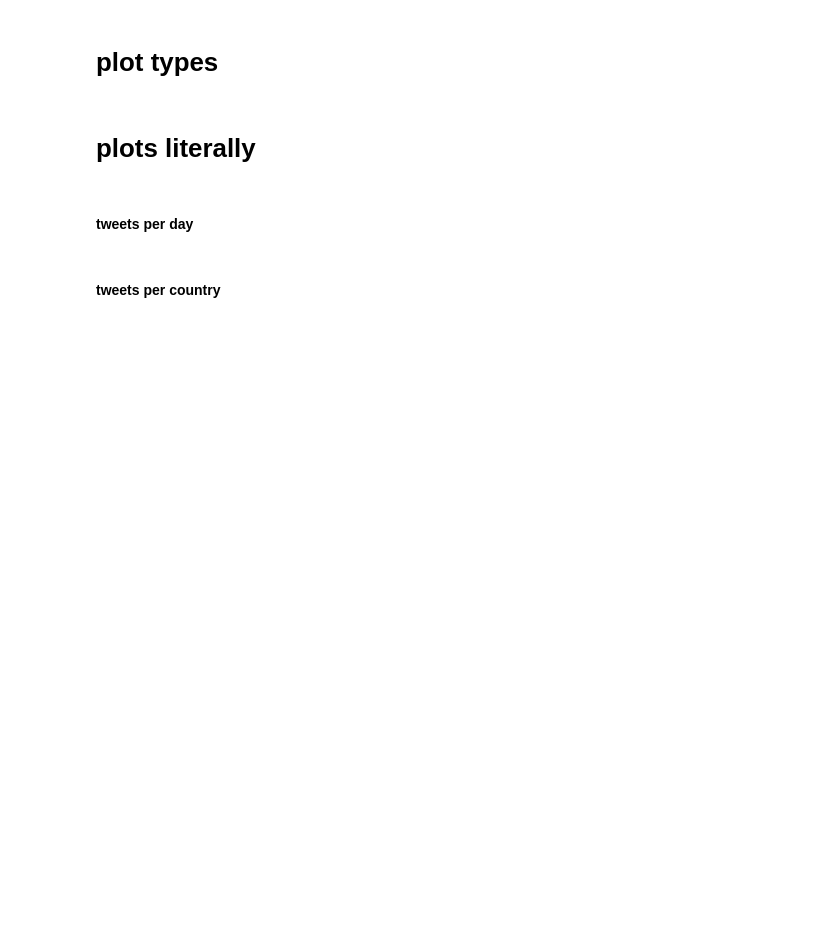
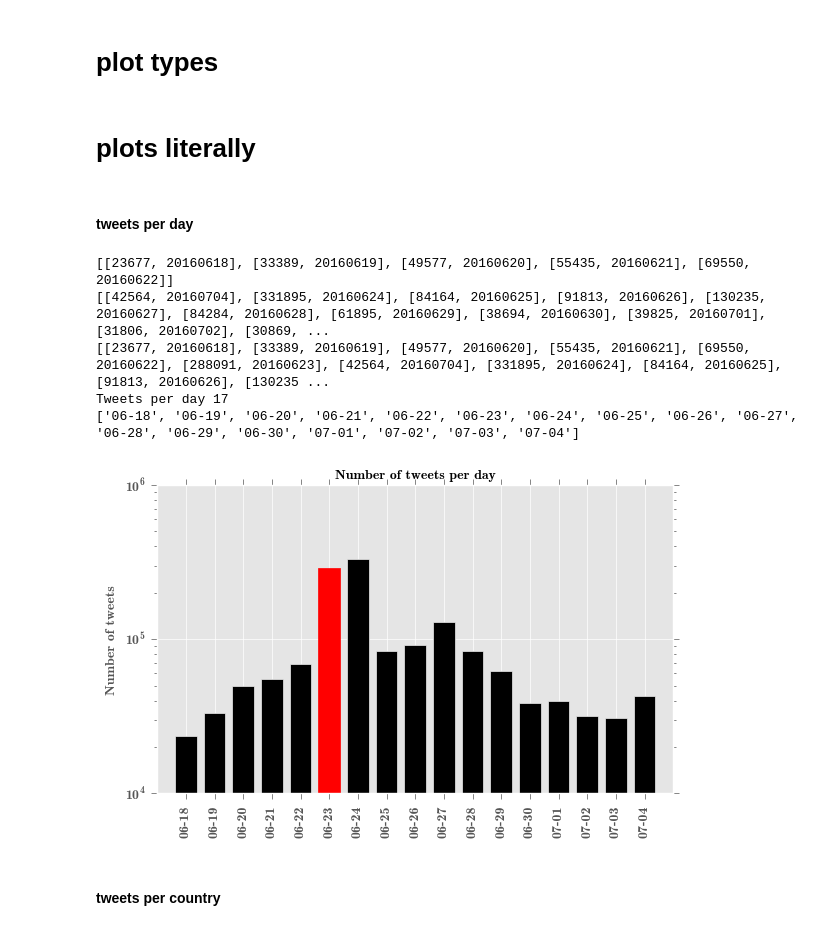
Before and after one commit to cristinadece/TwitterCrisis, a Jupyter notebook: plots_brexit.ipynb, the cells around one changed output. Drawn from its saved outputs; the diff is of its cells as text; code cells hidden in the pictures; blank space fills up the shorter version.

```diff
--- a/plots_brexit.ipynb
+++ b/plots_brexit.ipynb
@@ -70,14 +162,15 @@ def plotBarWithLables(distrib, labels, title, rot=0):
     style.use('ggplot')
     plt.figure()
     ind = np.arange(len(distrib))
-    plt.bar(ind, distrib, width = 0.75, align='center', color='k', log=True)
+    the_plot = plt.bar(ind, distrib, width = 0.75, align='center', color='k', log=True)
+    the_plot[5].set_color('r')
     plt.xticks(ind, labels, rotation=rot, fontsize = 10)
     plt.title(title, fontsize = 10)
     plt.ylabel('Number of tweets', fontsize = 10)
     plt.tight_layout()
-    plt.xlim(xmin=-1)
+    plt.xlim(xmin=-1, xmax=17)
 #     plt.ylim(ymax=75000)
-    plt.savefig("/Users/cris/brexit/plots/" + title.replace(" ","_") + ".pdf")
+    plt.savefig("/home/muntean/brexit-enriched/plots/" + title.replace(" ","_") + ".pdf")
     plt.show()
 # %%
 def plotBarWithLables2Distrib(a,b, labels, title, rot=0):
@@ -120,12 +213,19 @@ def plotBarWithLables2Distrib(a,b, labels, title, rot=0):
 # %% [markdown]
 #### tweets per day
 # %%
-def plotTweetsPerDay(tweetsPerDayDict):
-    tweetsPerDay = [[len(y), x] for x, y in tweetsPerDayDict.items() if x is not None and len(y)>20000]
-    #print tweetsPerDay
+def plotTweetsPerDay(tweetsPerDayDict1, tweetsPerDayDict2):
+    tweetsPerDay1 = [[len(y), x] for x, y in tweetsPerDayDict1.items() if x is not None and len(y)>20000]
+    tweetsPerDay2 = [[len(y), x] for x, y in tweetsPerDayDict2.items() if x is not None and len(y)>20000]
+    print tweetsPerDay1
+    print tweetsPerDay2
+
+    tweetsPerDay = tweetsPerDay1 + [[288091, 20160623]] + tweetsPerDay2
+    print tweetsPerDay
+
     tweetsPerDay.sort(key = lambda row: row[1])
     #print tweetsPerDay
     print "Tweets per day", len(tweetsPerDay)
+
     values = list(zip(*tweetsPerDay)[0])
     #print values
     labels = list(zip(*tweetsPerDay)[1])
@@ -133,28 +233,14 @@ def plotTweetsPerDay(tweetsPerDayDict):
     print new_labels
     #print labels
     plotBarWithLables(values, new_labels, "Number of tweets per day", rot=90)
-# %%
-def plotTweetsPerDay(tweetsPerDayDict1, tweetsPerDayDict2):
-    tweetsPerDay1 = [[len(y), x] for x, y in tweetsPerDayDict1.items() if x is not None and len(y)>20000]
-    tweetsPerDay2 = [[len(y), x] for x, y in tweetsPerDayDict2.items() if x is not None and len(y)>20000]
-    print tweetsPerDay1
-    print tweetsPerDay2
-
-    tweetsPerDay = tweetsPerDay1 + [[23677, 20160623]] + tweetsPerDay2
-    print tweetsPerDay
-
-    tweetsPerDay.sort(key = lambda row: row[1])
-    #print tweetsPerDay
-    print "Tweets per day", len(tweetsPerDay)
-
-    values = list(zip(*tweetsPerDay)[0])
-    #print values
-    labels = list(zip(*tweetsPerDay)[1])
-    new_labels = [str(x)[4:6]+"-"+str(x)[6:] for x in labels]
-    print new_labels
-    #print labels
-    plotBarWithLables(values, new_labels, "Number of tweets per day", rot=90)
 # %%
-plotTweetsPerDay(pre_dailyTweetsDict, pre_dailyTweetsDict)
+plotTweetsPerDay(pre_dailyTweetsDict, post_dailyTweetsDict)
+# %% [output]
+[[23677, 20160618], [33389, 20160619], [49577, 20160620], [55435, 20160621], [69550, 20160622]]
+[[42564, 20160704], [331895, 20160624], [84164, 20160625], [91813, 20160626], [130235, 20160627], [84284, 20160628], [61895, 20160629], [38694, 20160630], [39825, 20160701], [31806, 20160702], [30869, ...
+[[23677, 20160618], [33389, 20160619], [49577, 20160620], [55435, 20160621], [69550, 20160622], [288091, 20160623], [42564, 20160704], [331895, 20160624], [84164, 20160625], [91813, 20160626], [130235 ...
+Tweets per day 17
+['06-18', '06-19', '06-20', '06-21', '06-22', '06-23', '06-24', '06-25', '06-26', '06-27', '06-28', '06-29', '06-30', '07-01', '07-02', '07-03', '07-04']
+[figure, added]
 # %% [markdown]
 #### tweets per country
```
Also changed, not shown: parts of 27 cells of this notebook, 1 other file.
